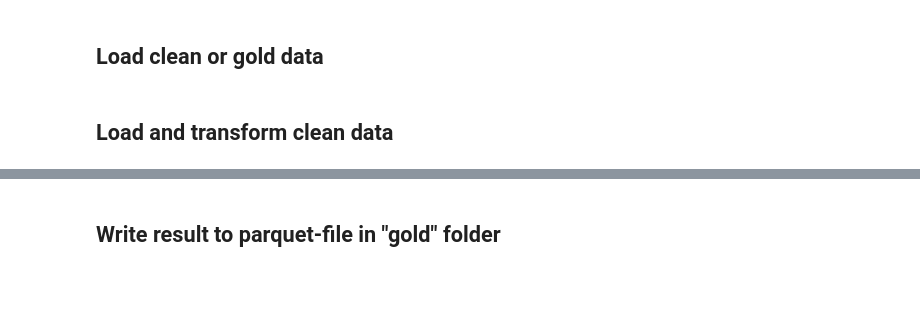
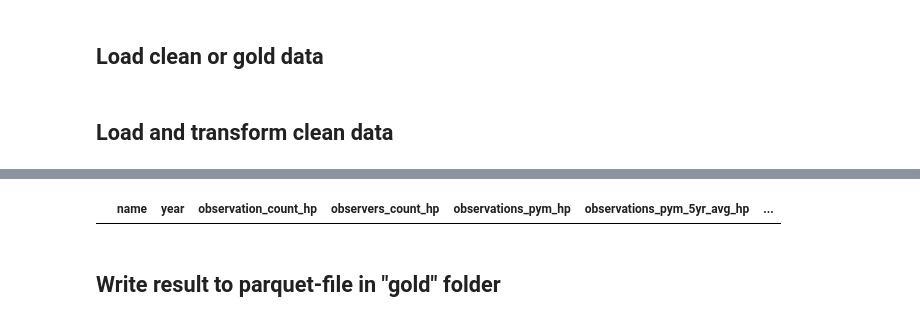
Before and after one commit to AnnelyseBe/syntra_eindwerk_birds, a Jupyter notebook: 3_transformation/3_yearly_observations_by_municipality.ipynb, the cells around one changed output, grey strips where cells are left out. Drawn from its saved outputs; the diff is of its cells as text; code cells hidden in the pictures; blank space fills up the shorter version.

```diff
--- a/3_transformation/3_yearly_observations_by_municipality.ipynb
+++ b/3_transformation/3_yearly_observations_by_municipality.ipynb
@@ -95,3 +129,7 @@ yearly_by_municipal.sort_index(ascending=False).head(10)
+# %%
+yearly_by_municipal[yearly_by_municipal.isna().any(axis=1)].sort_values(["year"], ascending=False).head(5)
+# %% [output]
+|  | name | year | observation_count_hp | observers_count_hp | observations_pym_hp | observations_pym_5yr_avg_hp | ... |
 # %% [markdown]
 ## Write result to parquet-file in "gold" folder
 # %%
```
Also changed, not shown: parts of 5 cells of this notebook, 14 other files.
